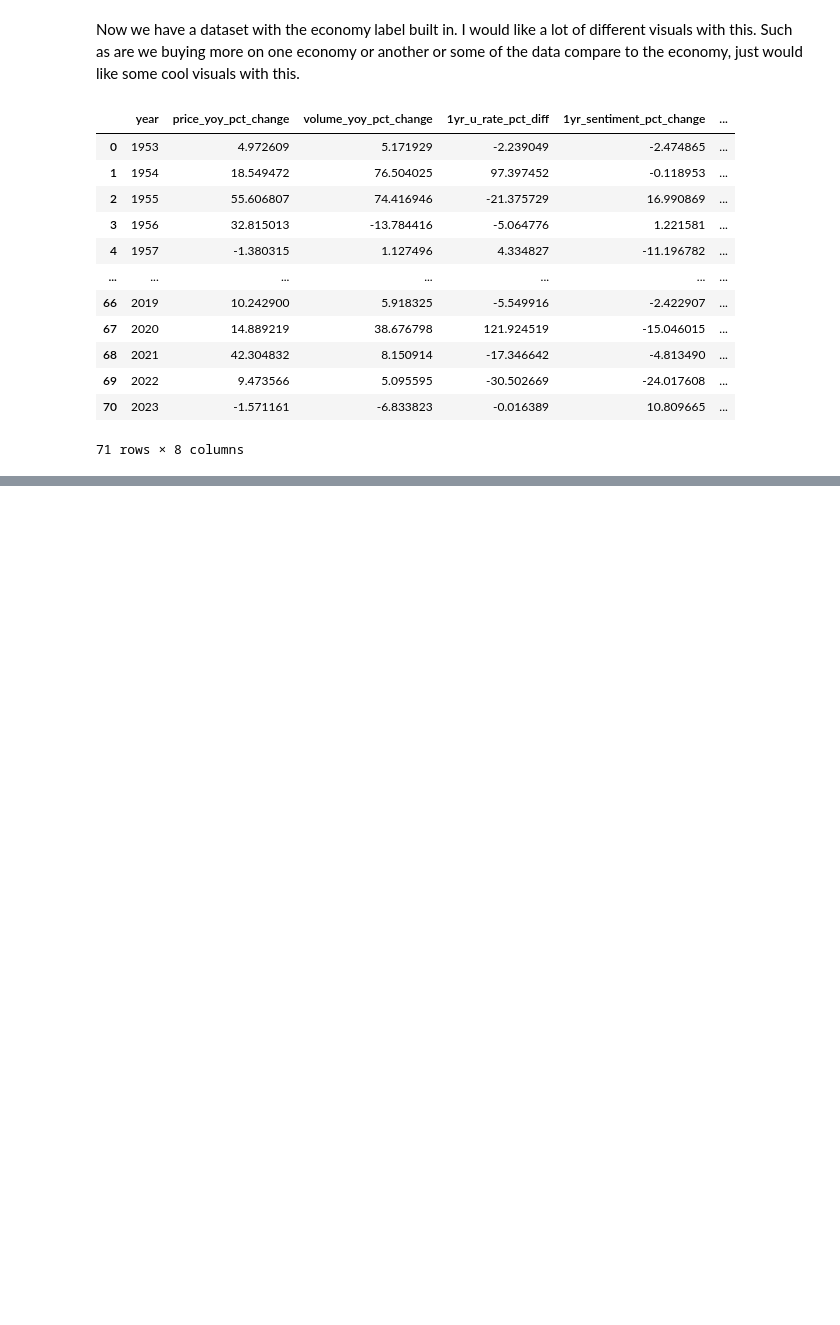
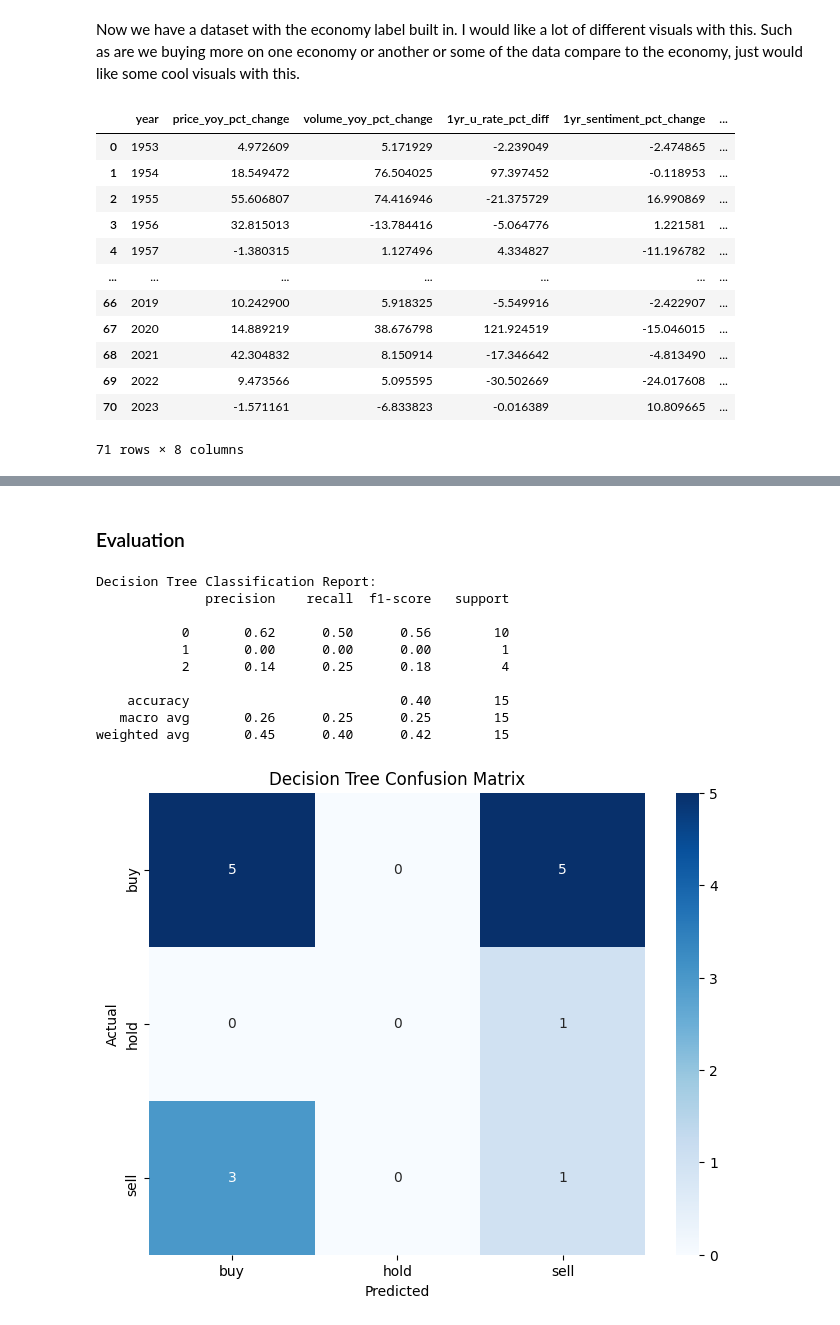
Before and after one commit to calvinraab/ML_Algorithmic_Trading, a Jupyter notebook: model_building.ipynb, the cells around one changed output, grey strips where cells are left out. Cells and saved outputs as stored; diff of their text form; code cells hidden in the pictures; blank space fills up the shorter version.

```diff
--- a/model_building.ipynb
+++ b/model_building.ipynb
@@ -432,0 +577,30 @@ economic_data_with_economy_label
+# %% [markdown]
+### Evaluation
+# %%
+# Predict
+y_pred_tree = tree.predict(X_test_scaled)
+
+# Classification Report
+print("Decision Tree Classification Report:")
+print(classification_report(y_test, y_pred_tree))
+
+# Confusion Matrix
+conf_matrix_tree = confusion_matrix(y_test, y_pred_tree)
+plt.figure(figsize=(8, 6))
+sns.heatmap(conf_matrix_tree, annot=True, fmt='d', cmap='Blues', xticklabels=label_encoder.classes_, yticklabels=label_encoder.classes_)
+plt.title('Decision Tree Confusion Matrix')
+plt.xlabel('Predicted')
+plt.ylabel('Actual')
+plt.show()
+# %% [output]
+Decision Tree Classification Report:
+              precision    recall  f1-score   support
+
+           0       0.62      0.50      0.56        10
+           1       0.00      0.00      0.00         1
+           2       0.14      0.25      0.18         4
+
+    accuracy                           0.40        15
+   macro avg       0.26      0.25      0.25        15
+weighted avg       0.45      0.40      0.42        15
+[figure, added]
```
Also changed, not shown: parts of 31 cells of this notebook.
